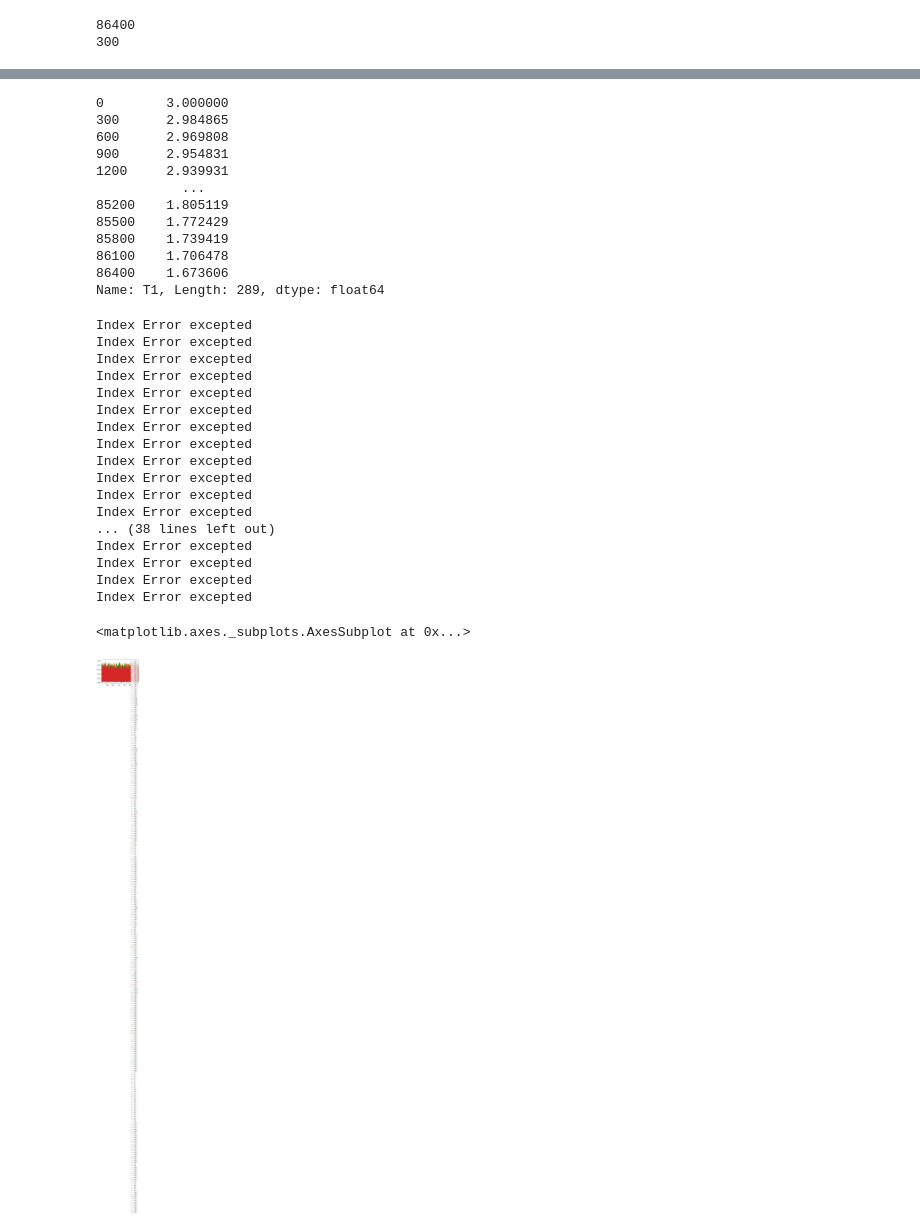
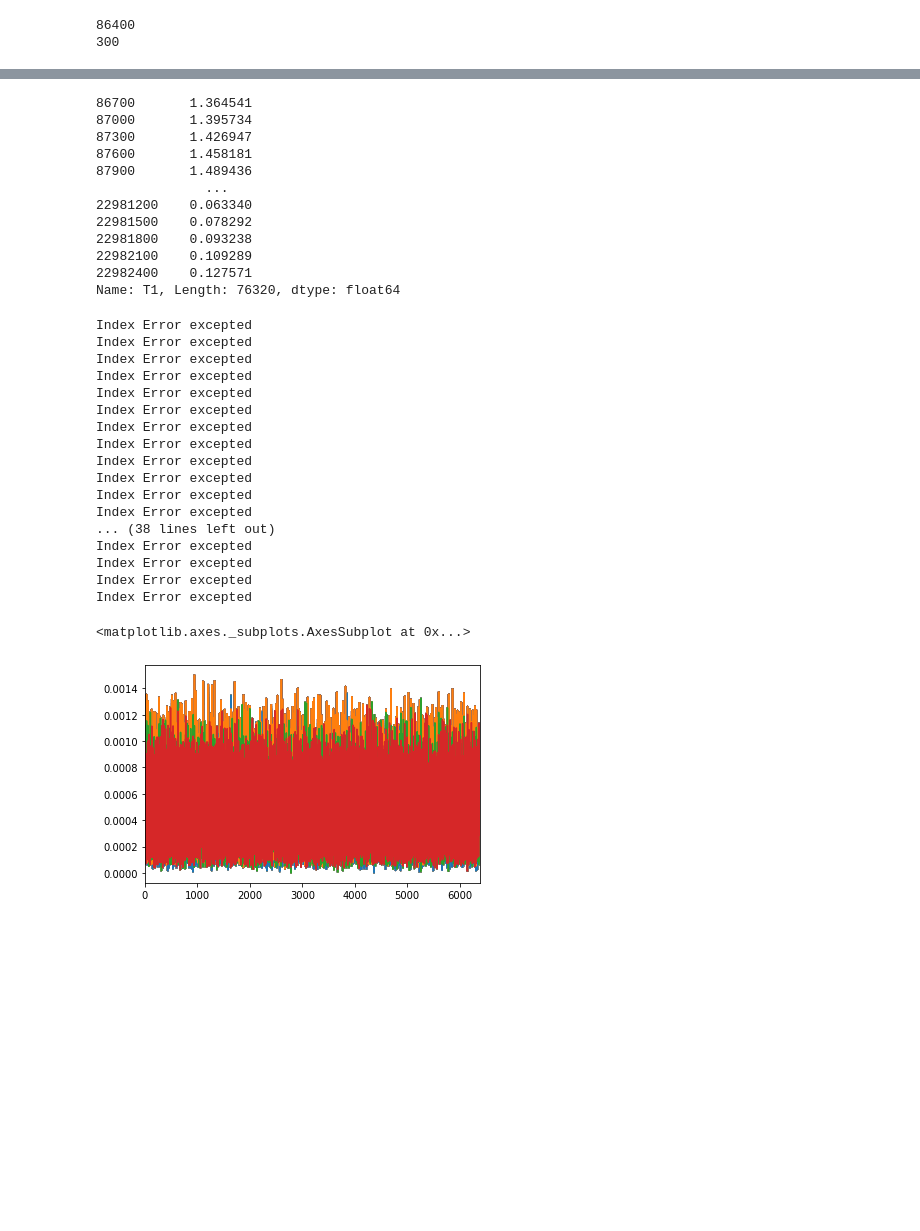
Before and after one commit to Critical-Infrastructure-Systems-Lab/DHALSIM, a Jupyter notebook: Demand_patterns/ctown_months_pattern.ipynb, the cells around one changed output, grey strips where cells are left out. Cells and saved outputs as stored; diff of their text form; code cells hidden in the pictures; blank space fills up the shorter version.

Commit message:
Finished generating ctown patterns for 9 months simulation

```diff
--- a/Demand_patterns/ctown_months_pattern.ipynb
+++ b/Demand_patterns/ctown_months_pattern.ipynb
@@ -177,7 +143,7 @@ dff.sum(axis=1).plot()
 # %%
 ### load new demands
 df_new = dff
-d_max = 0.0025
+d_max = 0.0015
 constant = 0.00
 scaler = MinMaxScaler(feature_range=(0, d_max))
 temp = scaler.fit_transform(df_new.values.reshape(-1,1))
@@ -206,6 +172,7 @@ len(juncs)
 # %%
 assert(len(juncs)==df_scaled.shape[1]) # check if they match columns in new demands
 # %%
+wn = wntr.network.WaterNetworkModel(inp_file)
 d_juncs = dict(zip(juncs,df_scaled.columns)) # match each demand node with new demand
 
 # remove old patterns
@@ -229,7 +196,8 @@ print("Added demands")
 # check if demands coincide
 df_check = wntr_utils.get_demand_patterns_from_nodes(wn)
 plt.figure()
-df_scaled.sum(axis=1).plot(label = 'loaded demands')
-df_check.sum(axis=1).plot(label = 'retrieved demands', **{'linestyle':'dashed'})
+fig, axes = plt.subplots(nrows=1, ncols=2)
+df_scaled.sum(axis=1).plot(ax=axes[0], label = 'loaded demands')
+df_check.sum(axis=1).plot(ax=axes[1], label = 'retrieved demands')
 plt.legend()
 # %% [output]
@@ -260,8 +229,9 @@ print(wn.options.time.hydraulic_timestep)
 300
 # %%
 # Simulate hydraulics
+wn.options.time.duration = 24*3600*7*38
 sim_2 = wntr.sim.WNTRSimulator(wn,mode='PDD')
-results_2 = sim.run_sim()
+results_2 = sim_2.run_sim()
 # %%
 nr = 4
 nc = 2
@@ -279,37 +252,37 @@ ax[3][0].plot(results_2.node['pressure']['T7'])
 # %%
 results_2.node['pressure']['T1']
 # %% [output]
-0        3.000000
-300      2.984865
-600      2.969808
-900      2.954831
-1200     2.939931
-           ...
-85200    1.805119
-85500    1.772429
-85800    1.739419
-86100    1.706478
-86400    1.673606
-Name: T1, Length: 289, dtype: float64
+86700       1.364541
+87000       1.395734
+87300       1.426947
+87600       1.458181
+87900       1.489436
+              ...
+22981200    0.063340
+22981500    0.078292
+22981800    0.093238
+22982100    0.109289
+22982400    0.127571
+Name: T1, Length: 76320, dtype: float64
 # %%
-wntr_utils.get_demand_patterns_from_nodes(wn).plot()
+wntr_utils.get_demand_patterns_from_nodes(wn).plot(legend=None)
 # %% [output]
 Index Error excepted
 Index Error excepted
 Index Error excepted
 Index Error excepted
 Index Error excepted
 Index Error excepted
 Index Error excepted
 Index Error excepted
 Index Error excepted
 Index Error excepted
 Index Error excepted
 Index Error excepted
 ... (38 lines left out)
 Index Error excepted
 Index Error excepted
 Index Error excepted
 Index Error excepted
 <matplotlib.axes._subplots.AxesSubplot at 0x...>
-[figure, old version]
+[figure, new version]
```
Also changed, not shown: parts of 11 cells of this notebook.
